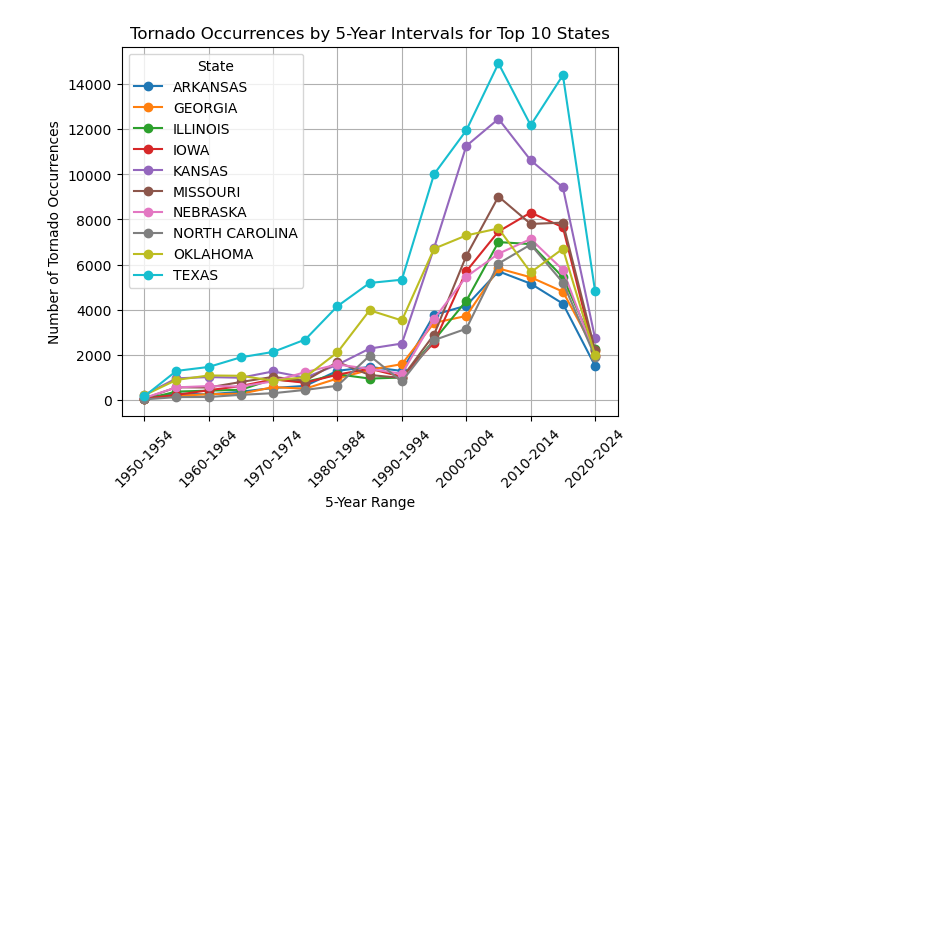
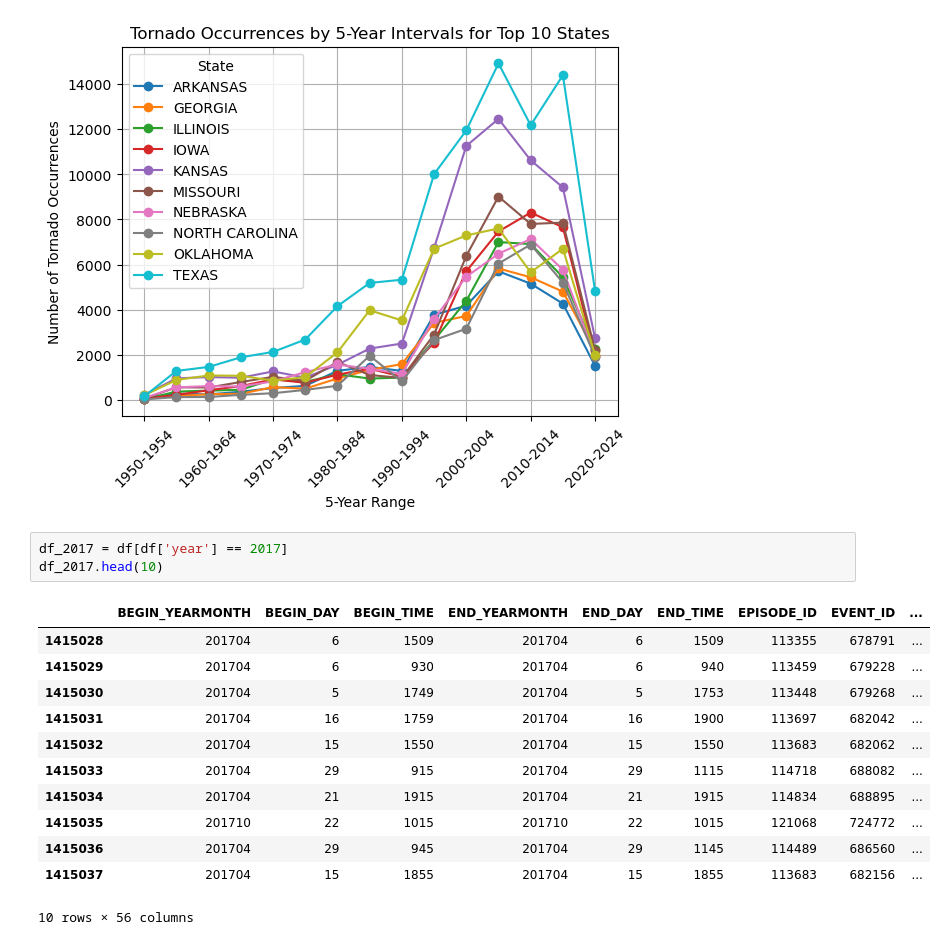
Before and after one commit to EricJ2/tornado-alley-capstone-da12, a Jupyter notebook: notebooks/Tornado Frequency.ipynb, the cells around one changed output. Cells and saved outputs as stored; diff of their text form; blank space fills up the shorter version.

```diff
--- a/notebooks/Tornado Frequency.ipynb
+++ b/notebooks/Tornado Frequency.ipynb
@@ -395,3 +405,19 @@ plt.show()
 # %% [output]
 <Figure size 1000x600 with 0 Axes>
 [figure]
+# %%
+df_2017 = df[df['year'] == 2017]
+df_2017.head(10)
+# %% [output]
+|  | BEGIN_YEARMONTH | BEGIN_DAY | BEGIN_TIME | END_YEARMONTH | END_DAY | END_TIME | EPISODE_ID | EVENT_ID | ... |
+| 1415028 | 201704 | 6 | 1509 | 201704 | 6 | 1509 | 113355 | 678791 | ... |
+| 1415029 | 201704 | 6 | 930 | 201704 | 6 | 940 | 113459 | 679228 | ... |
+| 1415030 | 201704 | 5 | 1749 | 201704 | 5 | 1753 | 113448 | 679268 | ... |
+| 1415031 | 201704 | 16 | 1759 | 201704 | 16 | 1900 | 113697 | 682042 | ... |
+| 1415032 | 201704 | 15 | 1550 | 201704 | 15 | 1550 | 113683 | 682062 | ... |
+| 1415033 | 201704 | 29 | 915 | 201704 | 29 | 1115 | 114718 | 688082 | ... |
+| 1415034 | 201704 | 21 | 1915 | 201704 | 21 | 1915 | 114834 | 688895 | ... |
+| 1415035 | 201710 | 22 | 1015 | 201710 | 22 | 1015 | 121068 | 724772 | ... |
+| 1415036 | 201704 | 29 | 945 | 201704 | 29 | 1145 | 114489 | 686560 | ... |
+| 1415037 | 201704 | 15 | 1855 | 201704 | 15 | 1855 | 113683 | 682156 | ... |
+10 rows × 56 columns
```
Also changed, not shown: parts of 12 cells of this notebook, 5 other files.
